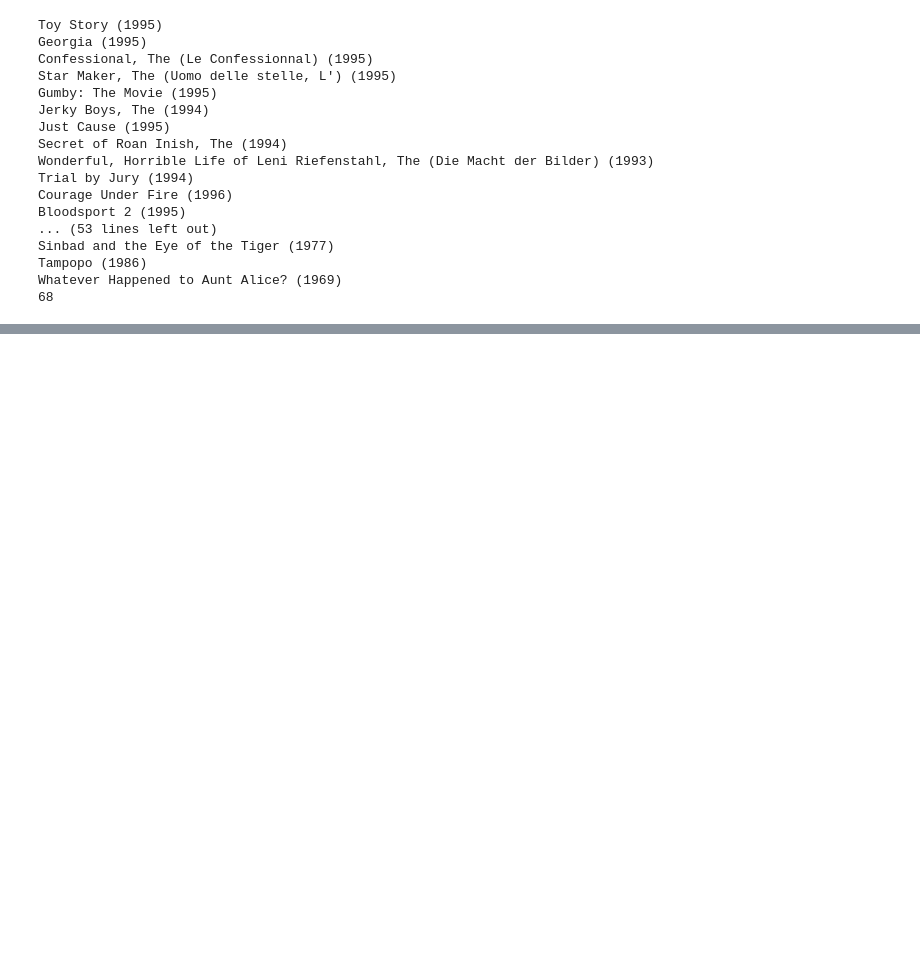
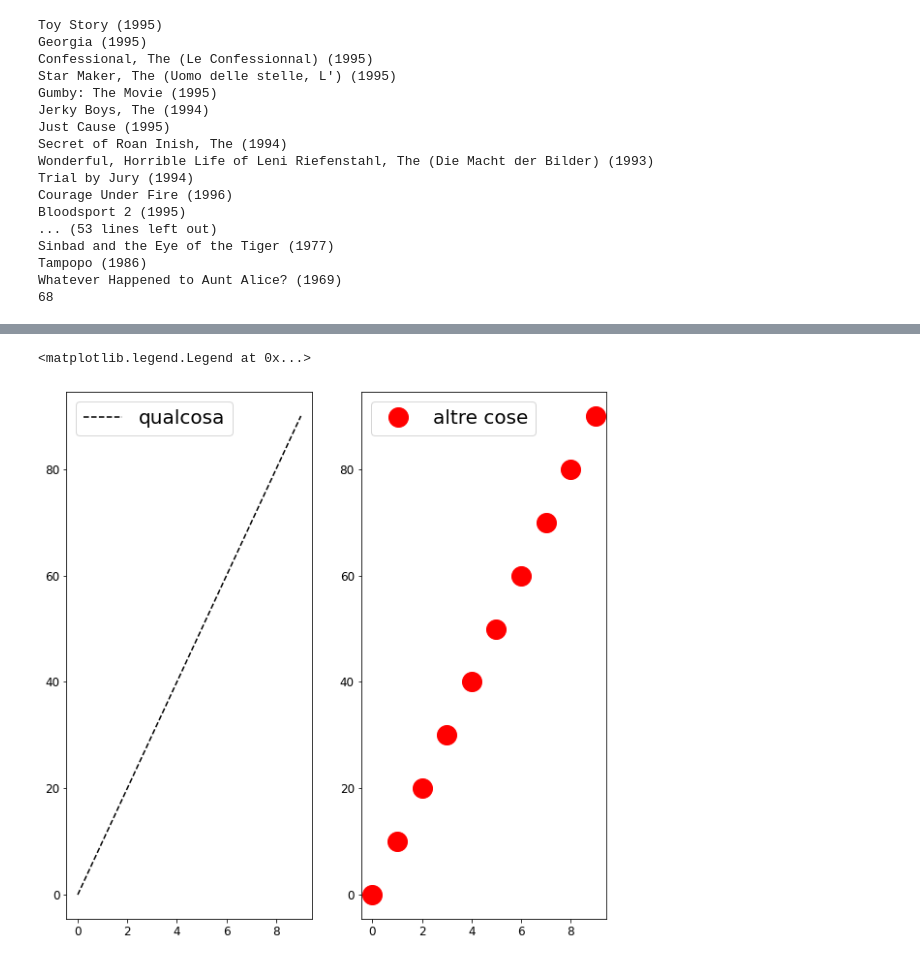
Before and after one commit to Anna-Battaglia/MLPNS_ABattaglia, a Jupyter notebook: MLPNS23_bootcamp.ipynb, the cells around one changed output, grey strips where cells are left out. Cells and saved outputs as stored; diff of their text form; code cells hidden in the pictures; blank space fills up the shorter version.

```diff
--- a/MLPNS23_bootcamp.ipynb
+++ b/MLPNS23_bootcamp.ipynb
@@ -495,0 +765,22 @@ Whatever Happened to Aunt Alice? (1969)
+# %%
+s={'font.size':20,'figure.figsize':(10,10)}
+pylab.rcParams.update(s)
+# %%
+myx=np.arange(10)
+# %%
+myy=np.arange(0,100,10)
+# %%
+pl.rcParams['font.size'] = 12
+# %%
+fig = pl.figure()
+ax1 = fig.add_subplot(121)
+ax2 = fig.add_subplot(122)
+
+ax1.plot(myx,myy,'k--', label='qualcosa')
+ax2.plot(myx,myy,'ro',ms=20, label='altre cose')
+
+ax1.legend(fontsize=20)
+ax2.legend(fontsize=20)
+# %% [output]
+<matplotlib.legend.Legend at 0x...>
+[figure, added]
```
Also changed, not shown: parts of 45 cells of this notebook.
